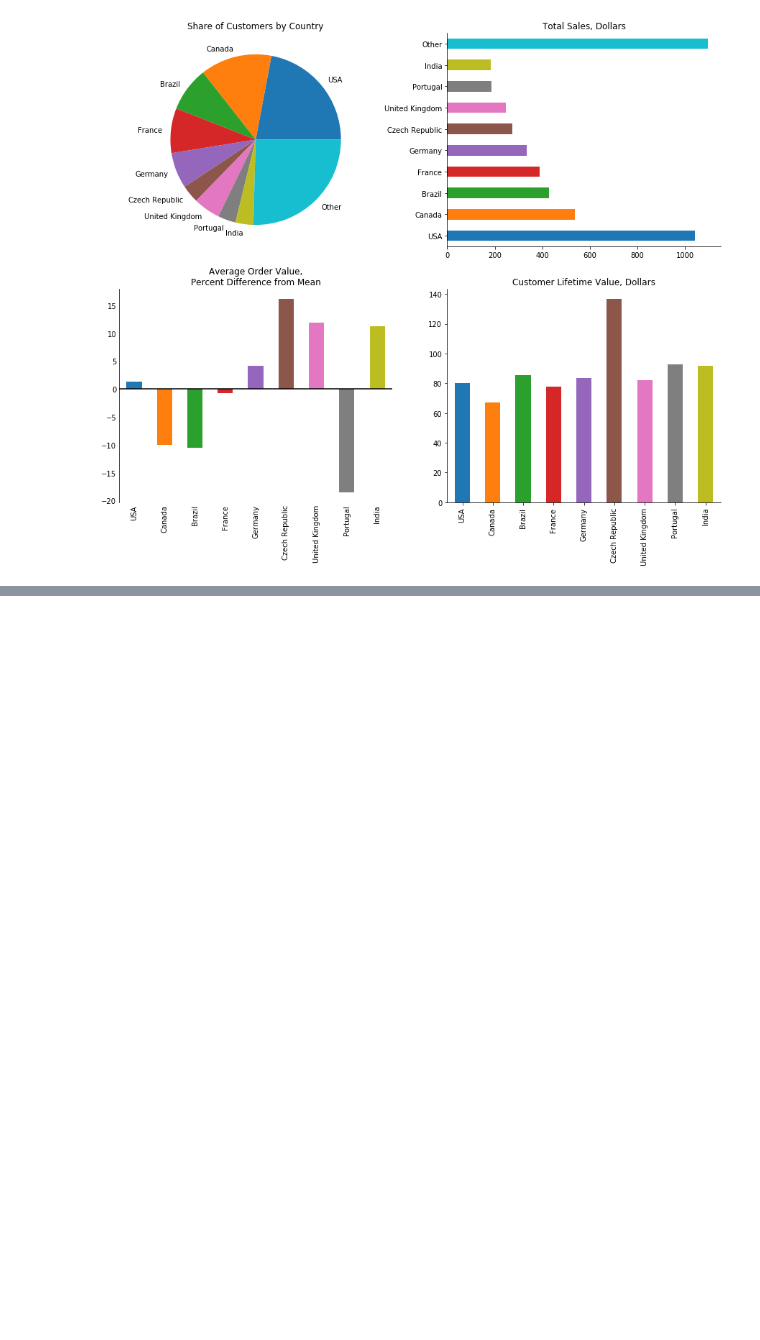
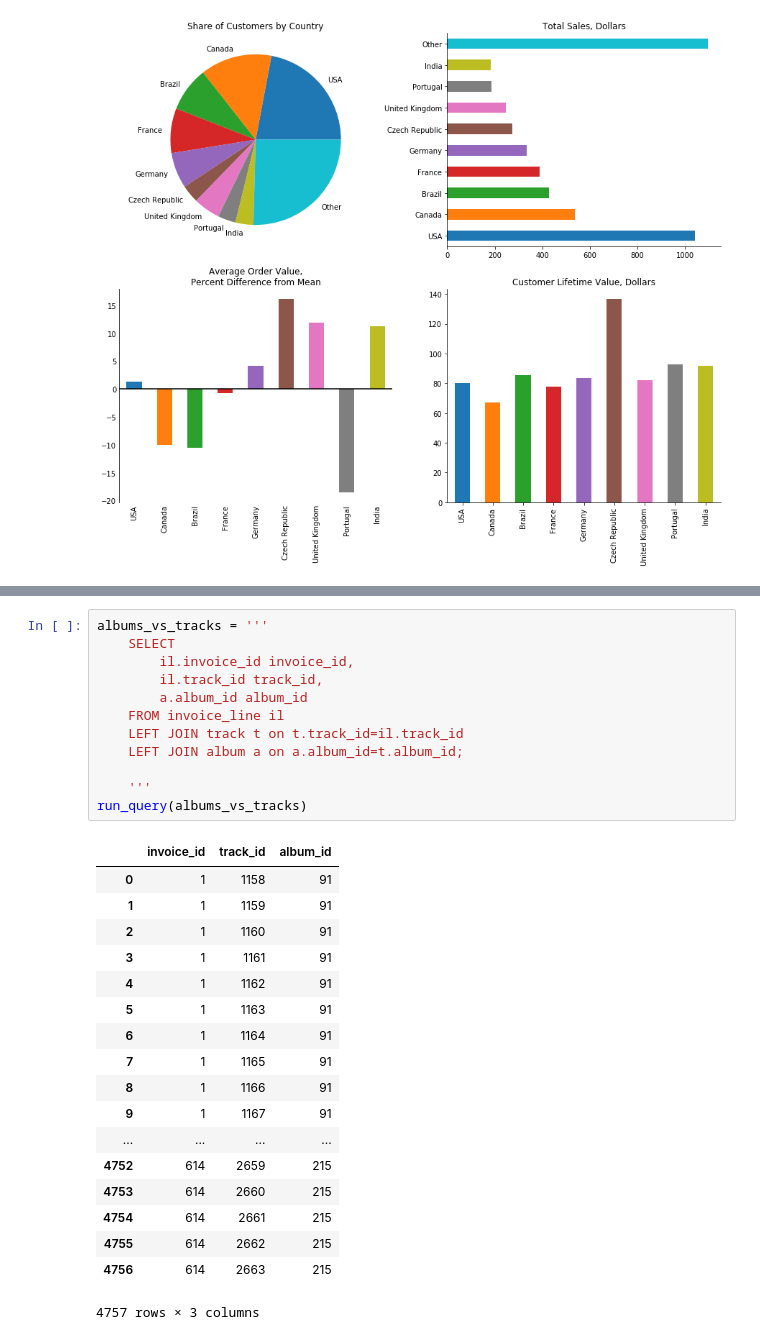
Before and after one commit to cfrisby/DataQuest_Projects, a Jupyter notebook: Answering Business Questions using SQL/Music_Store_SQL.ipynb, the cells around one changed output, grey strips where cells are left out. Cells and saved outputs as stored; diff of their text form; blank space fills up the shorter version.

Commit message:
Added analysis of tracks vs. albums

```diff
--- a/Answering Business Questions using SQL/Music_Store_SQL.ipynb
+++ b/Answering Business Questions using SQL/Music_Store_SQL.ipynb
@@ -265,0 +267,31 @@ plt.show()
+# %%
+albums_vs_tracks = '''
+    SELECT
+        il.invoice_id invoice_id,
+        il.track_id track_id,
+        a.album_id album_id
+    FROM invoice_line il
+    LEFT JOIN track t on t.track_id=il.track_id
+    LEFT JOIN album a on a.album_id=t.album_id;
+
+    '''
+run_query(albums_vs_tracks)
+# %% [output]
+|  | invoice_id | track_id | album_id |
+| 0 | 1 | 1158 | 91 |
+| 1 | 1 | 1159 | 91 |
+| 2 | 1 | 1160 | 91 |
+| 3 | 1 | 1161 | 91 |
+| 4 | 1 | 1162 | 91 |
+| 5 | 1 | 1163 | 91 |
+| 6 | 1 | 1164 | 91 |
+| 7 | 1 | 1165 | 91 |
+| 8 | 1 | 1166 | 91 |
+| 9 | 1 | 1167 | 91 |
+| ... | ... | ... | ... |
+| 4752 | 614 | 2659 | 215 |
+| 4753 | 614 | 2660 | 215 |
+| 4754 | 614 | 2661 | 215 |
+| 4755 | 614 | 2662 | 215 |
+| 4756 | 614 | 2663 | 215 |
+4757 rows × 3 columns
```
Also changed, not shown: parts of 13 cells of this notebook.
